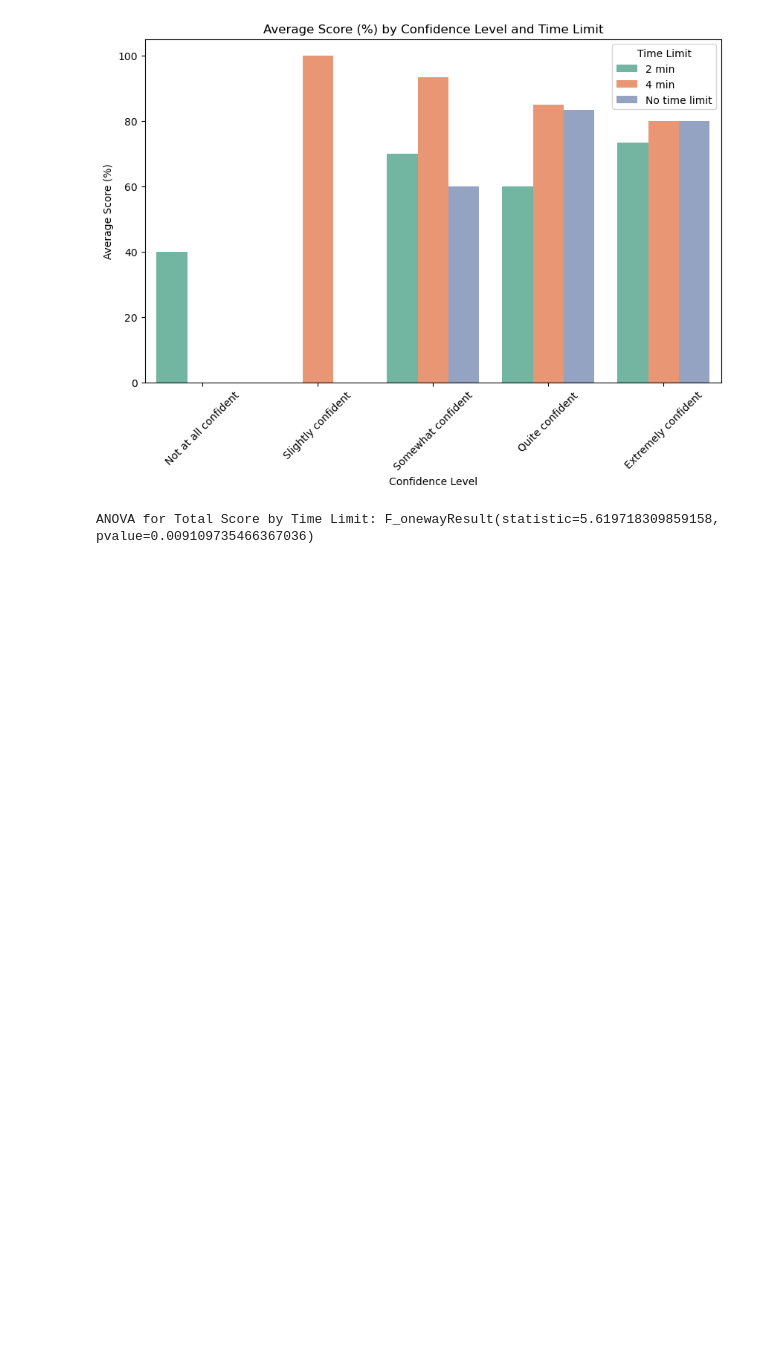
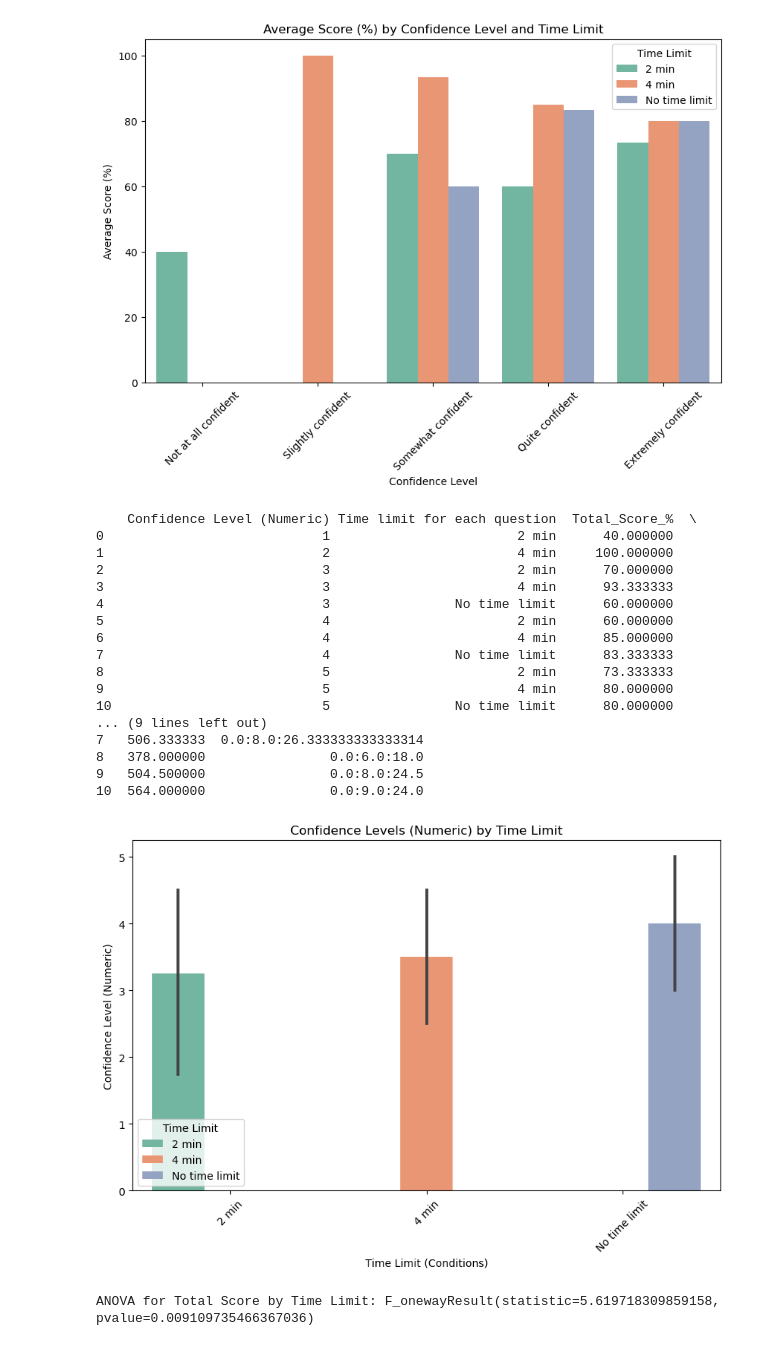
Before and after one commit to ClairNorah/ExperimentInCognitiveScience, a Jupyter notebook: analysis.ipynb, the cells around one changed output. Saved outputs shown, nothing was run; the diff lists cells and outputs as text; code cells hidden in the pictures; blank space fills up the shorter version.

```diff
--- a/analysis.ipynb
+++ b/analysis.ipynb
@@ -245,6 +245,81 @@ plt.show()
 13      80.000000  504.500000                0.0:8.0:24.5
 14      80.000000  564.000000                0.0:9.0:24.0
 [figure]
+# %%
+import pandas as pd
+import matplotlib.pyplot as plt
+import seaborn as sns
+
+# Define the custom order for 'How confident are you in your answers'
+confidence_order = ['Not at all confident', 'Slightly confident', 'Somewhat confident', 'Quite confident', 'Extremely confident']
+
+# Map confidence levels to numeric values for the y-axis
+confidence_mapping = {
+    'Not at all confident': 1,
+    'Slightly confident': 2,
+    'Somewhat confident': 3,
+    'Quite confident': 4,
+    'Extremely confident': 5
+}
+
+# Convert the 'How confident are you in your answers' column to a categorical type with the defined order
+data['How confident are you in your answers'] = pd.Categorical(data['How confident are you in your answers'], categories=confidence_order, ordered=True)
+
+# Create a new column with numeric confidence levels
+data['Confidence Level (Numeric)'] = data['How confident are you in your answers'].map(confidence_mapping)
+
+# Ensure 'Confidence Level (Numeric)' is numeric (check the type)
+data['Confidence Level (Numeric)'] = pd.to_numeric(data['Confidence Level (Numeric)'], errors='coerce')
+
+# Group by Confidence and Time Limit to get the mean Total_Score_% and Total_Time
+grouped_confidence_time = data.groupby(['Confidence Level (Numeric)', 'Time limit for each question']).agg({
+    'Total_Score_%': 'mean',    # Average score for the group
+    'Total_Time': 'mean'        # Average time for the group
+}).reset_index()
+
+# Convert Total Time to HH:MM:SS for readability (optional)
+grouped_confidence_time['Mean Total Time (HH:MM:SS)'] = grouped_confidence_time['Total_Time'].apply(seconds_to_hms)
+
+# Display the results
+print(grouped_confidence_time)
+
+# Ensure 'Time limit for each question' is treated as a categorical variable for the x-axis
+grouped_confidence_time['Time limit for each question'] = grouped_confidence_time['Time limit for each question'].astype(str)
+
+# Create a bar plot for Total_Score_% by Confidence and Time Limit
+plt.figure(figsize=(10, 6))
+sns.barplot(data=grouped_confidence_time,
+            x='Time limit for each question',  # Conditions on the x-axis
+            y='Confidence Level (Numeric)',   # Confidence in numeric form on the y-axis
+            hue='Time limit for each question',  # Color bars by time limit condition
+            palette='Set2')
+
+# Customize the plot
+plt.title('Confidence Levels (Numeric) by Time Limit')
+plt.xlabel('Time Limit (Conditions)')
+plt.ylabel('Confidence Level (Numeric)')
+plt.xticks(rotation=45)
+plt.legend(title='Time Limit')
+plt.show()
+# %% [output]
+    Confidence Level (Numeric) Time limit for each question  Total_Score_%  \
+0                            1                        2 min      40.000000
+1                            2                        4 min     100.000000
+2                            3                        2 min      70.000000
+3                            3                        4 min      93.333333
+4                            3                No time limit      60.000000
+5                            4                        2 min      60.000000
+6                            4                        4 min      85.000000
+7                            4                No time limit      83.333333
+8                            5                        2 min      73.333333
+9                            5                        4 min      80.000000
+10                           5                No time limit      80.000000
+... (9 lines left out)
+7   506.333333  0.0:8.0:26.333333333333314
+8   378.000000                0.0:6.0:18.0
+9   504.500000                0.0:8.0:24.5
+10  564.000000                0.0:9.0:24.0
+[figure, added]
 # %%
 from scipy import stats
 
```
Also changed, not shown: parts of 3 cells of this notebook, 1 other file.
